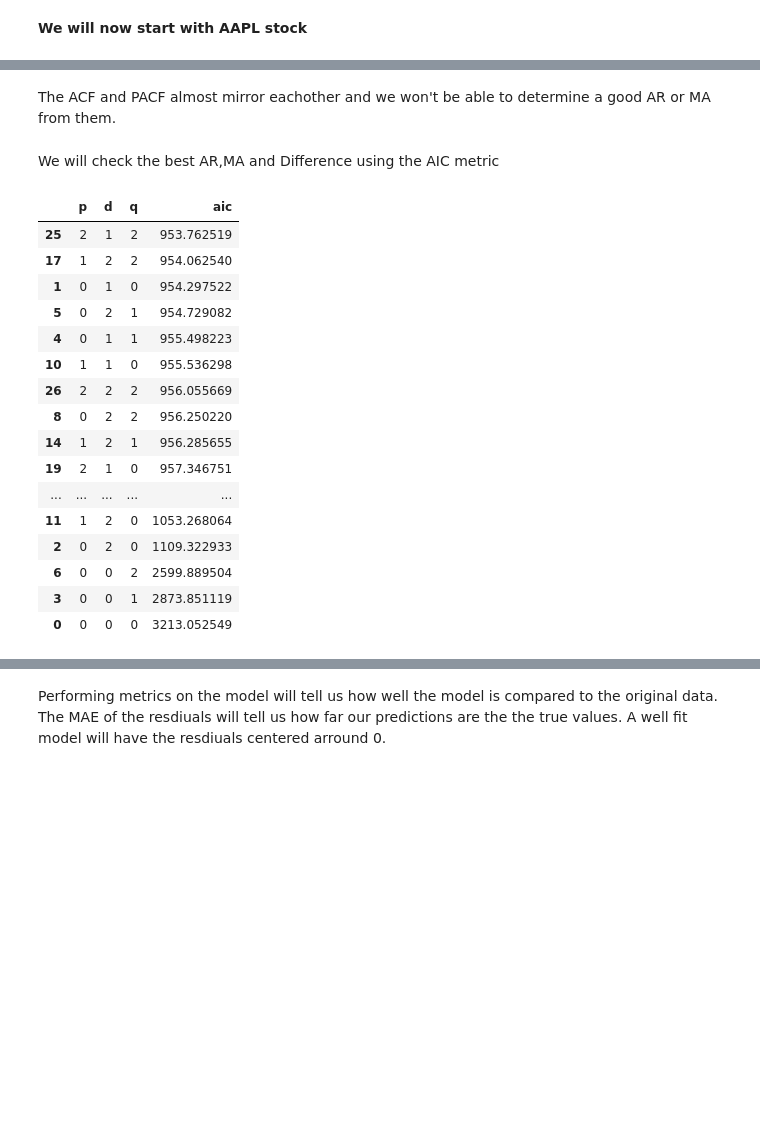
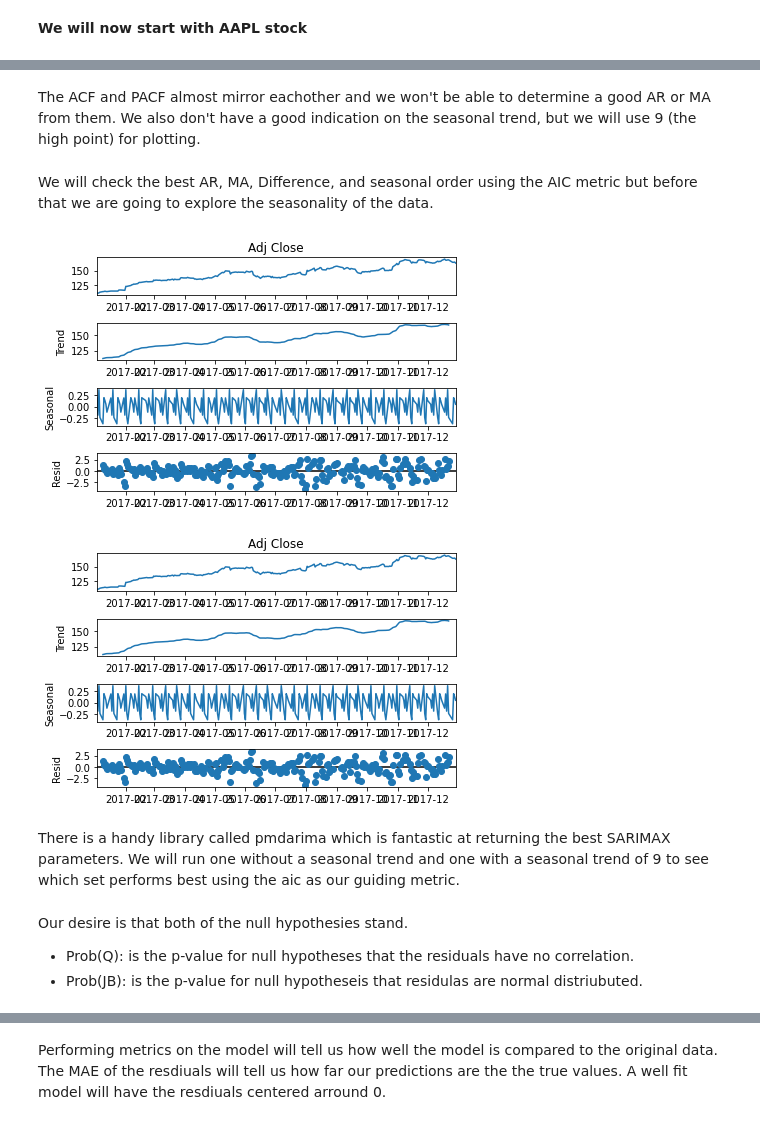
Before and after one commit to jcodedata13/Springboard, a Jupyter notebook: SARIMAX Springboard.ipynb, the cells around one changed output, grey strips where cells are left out. Drawn from its saved outputs; the diff is of its cells as text; code cells hidden in the pictures; blank space fills up the shorter version.

Commit message:
SARIMAX try 1, not so good

```diff
--- a/SARIMAX Springboard.ipynb
+++ b/SARIMAX Springboard.ipynb
@@ -162,4 +161,5 @@ plot_pacf(dataframes_dict['AAPL']['Adj Close'].diff(2).dropna(),lags=20,alpha=.0
 # %% [markdown]
 The ACF and PACF almost mirror eachother and we won't be able to determine a good AR or MA from them.
+We also don't have a good indication on the seasonal trend, but we will use 9 (the high point) for plotting.
 # %% [markdown]
-We will check the best AR,MA and Difference using the AIC metric
+We will check the best AR, MA, Difference, and seasonal order using the AIC metric but before that we are going to explore the seasonality of the data.
@@ -182,20 +165,0 @@ aic_df = pd.DataFrame(aic_list,columns=['p','d','q','aic'])
-# %%
-aic_df.sort_values('aic')
-# %% [output]
-|  | p | d | q | aic |
-| 25 | 2 | 1 | 2 | 953.762519 |
-| 17 | 1 | 2 | 2 | 954.062540 |
-| 1 | 0 | 1 | 0 | 954.297522 |
-| 5 | 0 | 2 | 1 | 954.729082 |
-| 4 | 0 | 1 | 1 | 955.498223 |
-| 10 | 1 | 1 | 0 | 955.536298 |
-| 26 | 2 | 2 | 2 | 956.055669 |
-| 8 | 0 | 2 | 2 | 956.250220 |
-| 14 | 1 | 2 | 1 | 956.285655 |
-| 19 | 2 | 1 | 0 | 957.346751 |
-| ... | ... | ... | ... | ... |
-| 11 | 1 | 2 | 0 | 1053.268064 |
-| 2 | 0 | 2 | 0 | 1109.322933 |
-| 6 | 0 | 0 | 2 | 2599.889504 |
-| 3 | 0 | 0 | 1 | 2873.851119 |
-| 0 | 0 | 0 | 0 | 3213.052549 |
@@ -205,0 +166,13 @@ residuals = results.resid
+# %%
+from statsmodels.tsa.seasonal import seasonal_decompose
+decomp_results = seasonal_decompose(dataframes_dict['AAPL']['Adj Close']['2017-01-01':'2017-12-31'], period=9, model='additive')
+decomp_results.plot()
+# %% [output]
+[figure, added]
+[figure, added]
+# %% [markdown]
+There is a handy library called pmdarima which is fantastic at returning the best SARIMAX parameters. We will run one without a seasonal trend and one with a seasonal trend of 9 to see which set performs best using the aic as our guiding metric.
+# %% [markdown]
+Our desire is that both of the null hypothesies stand.
+*   Prob(Q): is the p-value for null hypotheses that the residuals have no correlation.
+*    Prob(JB): is the p-value for null hypotheseis that residulas are normal distriubuted.
```
Also changed, not shown: parts of 25 cells of this notebook.
